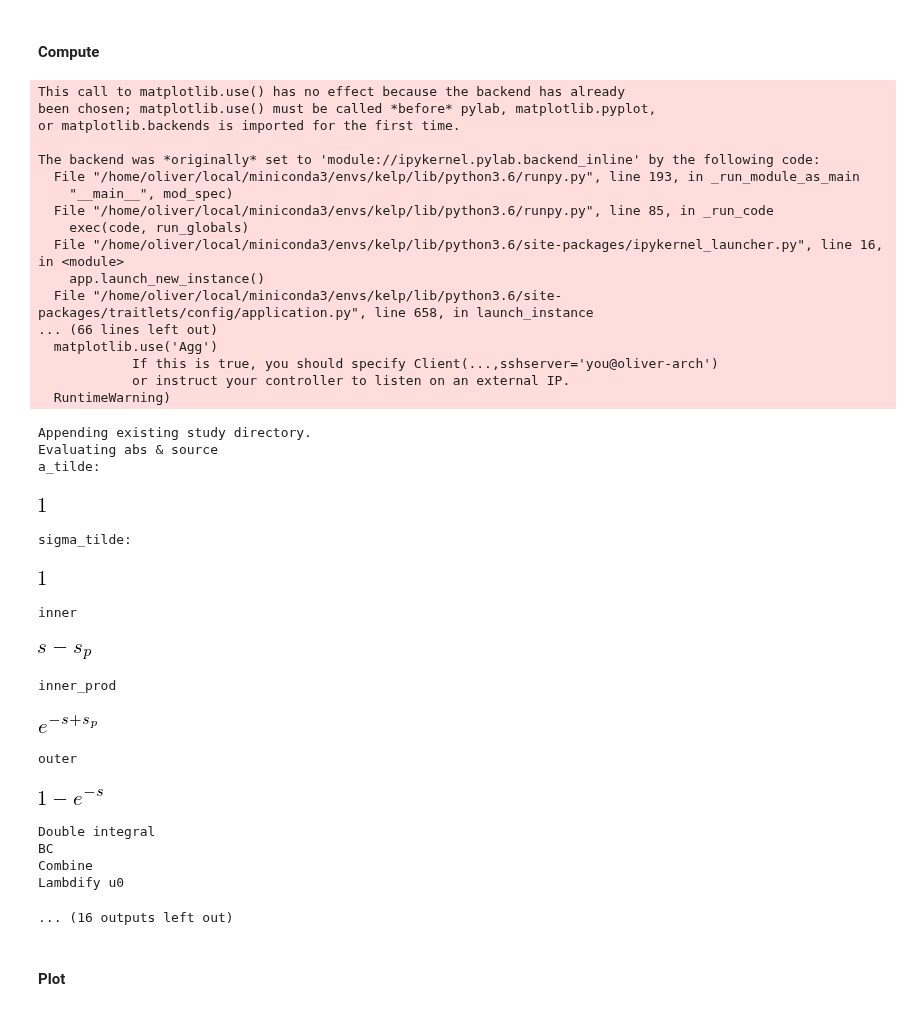
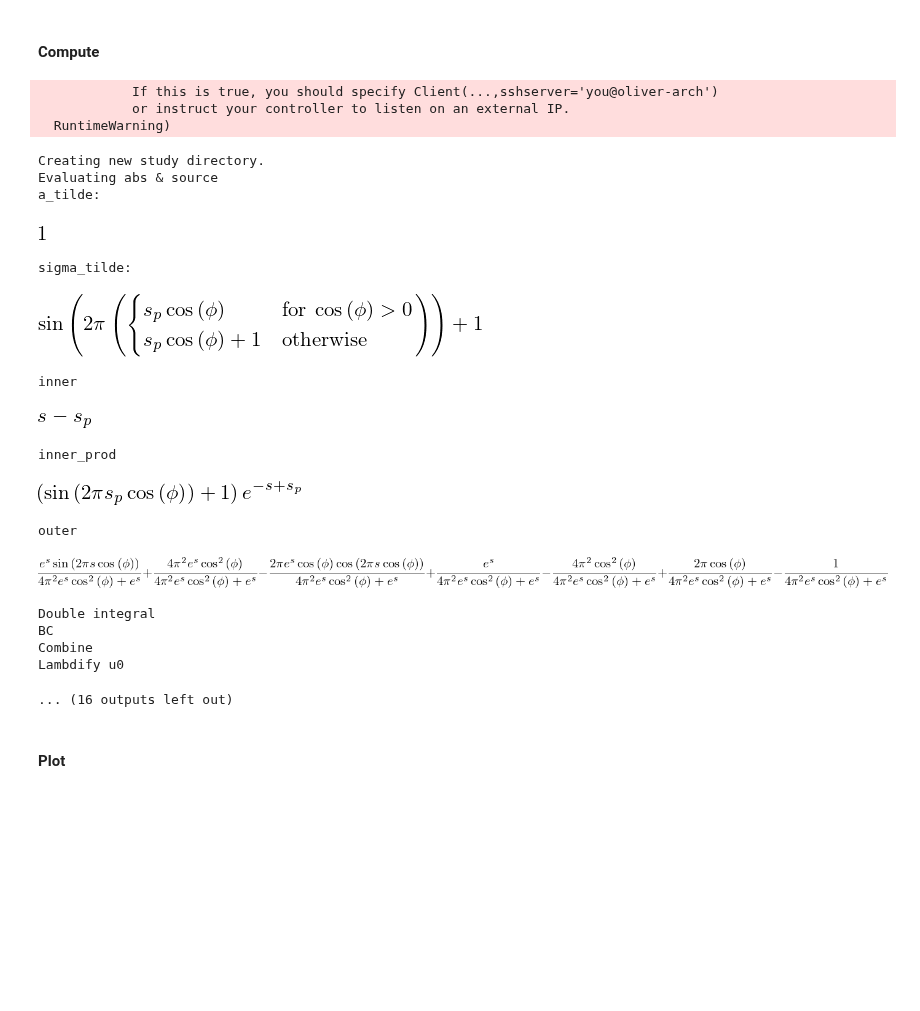
Before and after one commit to OliverEvans96/kelp, a Jupyter notebook: code/python/ManufacturedSolution.ipynb, the cells around one changed output. Drawn from its saved outputs; the diff is of its cells as text; code cells hidden in the pictures; blank space fills up the shorter version.

```diff
--- a/code/python/ManufacturedSolution.ipynb
+++ b/code/python/ManufacturedSolution.ipynb
@@ -696,66 +696,53 @@ Text(0,0.5,'|avg rad - true|')
 # base_dir = os.path.join(os.environ['SCRATCH'], 'kelp-results')
 base_dir = '/home/oliver/academic/research/kelp-results'
 
-na = 12
+na = 8
 
-study_name = 'verify_ss_asym_noscat_nobc_const_abs_source_split_32x{}'.format(na)
+study_name = 'verify_ss_asym_noscat_nobc_const_abs_pp_source_32x{}'.format(na)
 study_dir = os.path.join(base_dir, study_name)
 
+#ns_list = [10]
 ns_list = [4, 8, 16, 32]
 #ns_list = [4, 8, 12, 16, 20]
 
 ntheta = na
 nphi = na
 
 # TODO: Don't actually delete results
-#shutil.rmtree(os.path.join(base_dir, study_name), ignore_errors=True)
+shutil.rmtree(os.path.join(base_dir, study_name), ignore_errors=True)
 
 num_scatters = 0
 fd_flag = False
 
 param_vals['b'] = 0
 bc_expr = 0
 
 asym_abs_expr = 1 #+ sum(mms.space)
-asym_source_expr = 1 #3 - sum((*mms.space, *mms.angle))
+asym_source_expr = 1 + sp.sin(2*sp.pi * sp.Symbol('z')) #+ sum((*mms.space, *mms.angle))
 
 combine_thread, gs_fut = kelp_compute.verify_ss_asym_noscat_compute(
     study_name,
     ns_list, ntheta, nphi,
     asym_abs_expr, asym_source_expr, bc_expr,
     rope_spacing, zmax,
     param_vals, base_dir=base_dir
 )
 # %% [output]
-This call to matplotlib.use() has no effect because the backend has already
-been chosen; matplotlib.use() must be called *before* pylab, matplotlib.pyplot,
-or matplotlib.backends is imported for the first time.
-
-The backend was *originally* set to 'module://ipykernel.pylab.backend_inline' by the following code:
-  File "/home/oliver/local/miniconda3/envs/kelp/lib/python3.6/runpy.py", line 193, in _run_module_as_main
-    "__main__", mod_spec)
-  File "/home/oliver/local/miniconda3/envs/kelp/lib/python3.6/runpy.py", line 85, in _run_code
-    exec(code, run_globals)
-  File "/home/oliver/local/miniconda3/envs/kelp/lib/python3.6/site-packages/ipykernel_launcher.py", line 16, in <module>
-    app.launch_new_instance()
-  File "/home/oliver/local/miniconda3/envs/kelp/lib/python3.6/site-packages/traitlets/config/application.py", line 658, in launch_instance
-... (66 lines left out)
-  matplotlib.use('Agg')
             If this is true, you should specify Client(...,sshserver='you@oliver-arch')
             or instruct your controller to listen on an external IP.
   RuntimeWarning)
-Appending existing study directory.
+Creating new study directory.
 Evaluating abs & source
 a_tilde:
 [figure]
 sigma_tilde:
-[figure, old version]
+[figure, new version]
 inner
 [figure]
 inner_prod
-[figure, old version]
+[figure, new version]
 outer
-[figure, old version]
+[figure, new version]
 Double integral
 BC
 Combine
```
Also changed, not shown: parts of 10 cells of this notebook.
